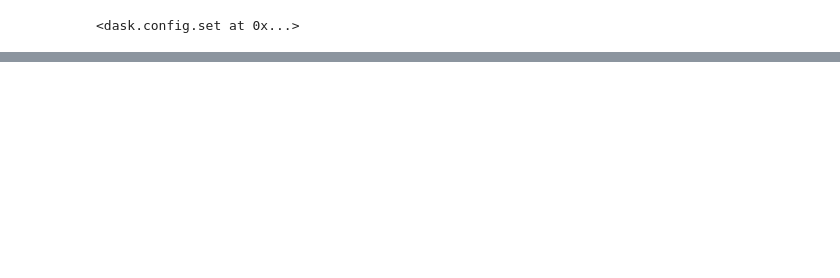
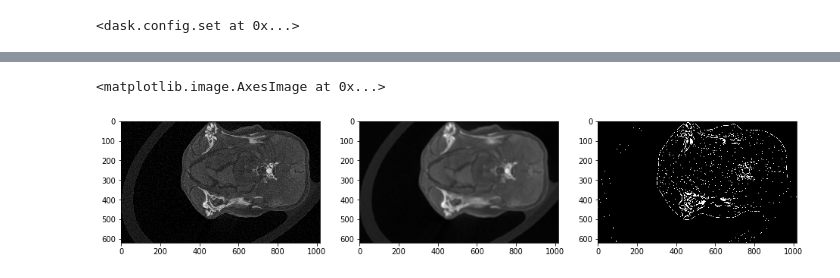
Before and after one commit to habi/Zebrafish-Muscle-Volume, a Jupyter notebook: Zebrafish-Muscles-Volumetry.ipynb, the cells around one changed output, grey strips where cells are left out. Drawn from its saved outputs; the diff is of its cells as text; code cells hidden in the pictures; blank space fills up the shorter version.

```diff
--- a/Zebrafish-Muscles-Volumetry.ipynb
+++ b/Zebrafish-Muscles-Volumetry.ipynb
@@ -162,30 +163,14 @@ def get_pixelsize(logfile):
 # %%
 # Get parameters to doublecheck from logfiles
 Data['Voxelsize'] = [get_pixelsize(log) for log in Data['LogFile']]
-# %%
-# Convert all reconstructions into a DASK array and save them to disk
-# Partially based on http://stackoverflow.com/a/39195332/323100
-# and on /LungMetastasis/HighResolutionScanAnalysis.ipynb
-Data['OutputNameRec'] = [os.path.join(os.path.dirname(f),
-                                      fish + '_rec.zarr') for f, fish in zip(Data['Folder'],
-                                                                             Data['Sample'])]
-for c, row in notebook.tqdm(Data.iterrows(),
-                            desc='Converting reconstructions to .zarr',
-                            total=len(Data)):
-    if not os.path.exists(row['OutputNameRec']):
-        print('%2s/%2s: Reading %s reconstructions and saving to %s' % (c + 1,
-                                                                        len(Data),
-                                                                        row['Number of reconstructions'],
-                                                                        row['OutputNameRec'][len(Root)+1:]))
-        Reconstructions = dask_image.imread.imread(os.path.join(row['Folder'], '*rec*.png'))
-        Reconstructions.to_zarr(row['OutputNameRec'],
-                                overwrite=True,
-                                compressor=Blosc(cname='zstd',
-                                                 clevel=3,
-                                                 shuffle=Blosc.BITSHUFFLE))
+# %%
+# Load rechunked reconstructions
+Data['OutputNameRechunk'] = [os.path.join(os.path.dirname(f),
+                                      fish + '_rechunk.zarr') for f, fish in zip(Data['Folder'],
+                                                                             Data['Sample'])]
 # %%
-# Load the reconstructions a zarr arrays
-Reconstructions = [dask.array.from_zarr(file) for file in Data['OutputNameRec']]
+# Load the (rechunked) reconstructions from zarr arrays
+Reconstructions = [dask.array.from_zarr(file) for file in Data['OutputNameRechunk']]
 # %%
 # How big are the datasets?
 Data['Size'] = [rec.shape for rec in Reconstructions]
@@ -291,0 +288,17 @@ Data
+# %%
+import dask_image.imread
+import dask_image.ndfilters
+
+image = Reconstructions[3]
+locthresh = dask_image.ndfilters.threshold_local(image, block_size=20, offset=10)
+# %%
+slice = 555
+plt.subplot(131)
+plt.imshow(image[slice])
+plt.subplot(132)
+plt.imshow(locthresh[slice])
+plt.subplot(133)
+plt.imshow(image[slice]<locthresh[slice])
+# %% [output]
+<matplotlib.image.AxesImage at 0x...>
+[figure, added]
```
Also changed, not shown: parts of 18 cells of this notebook.
